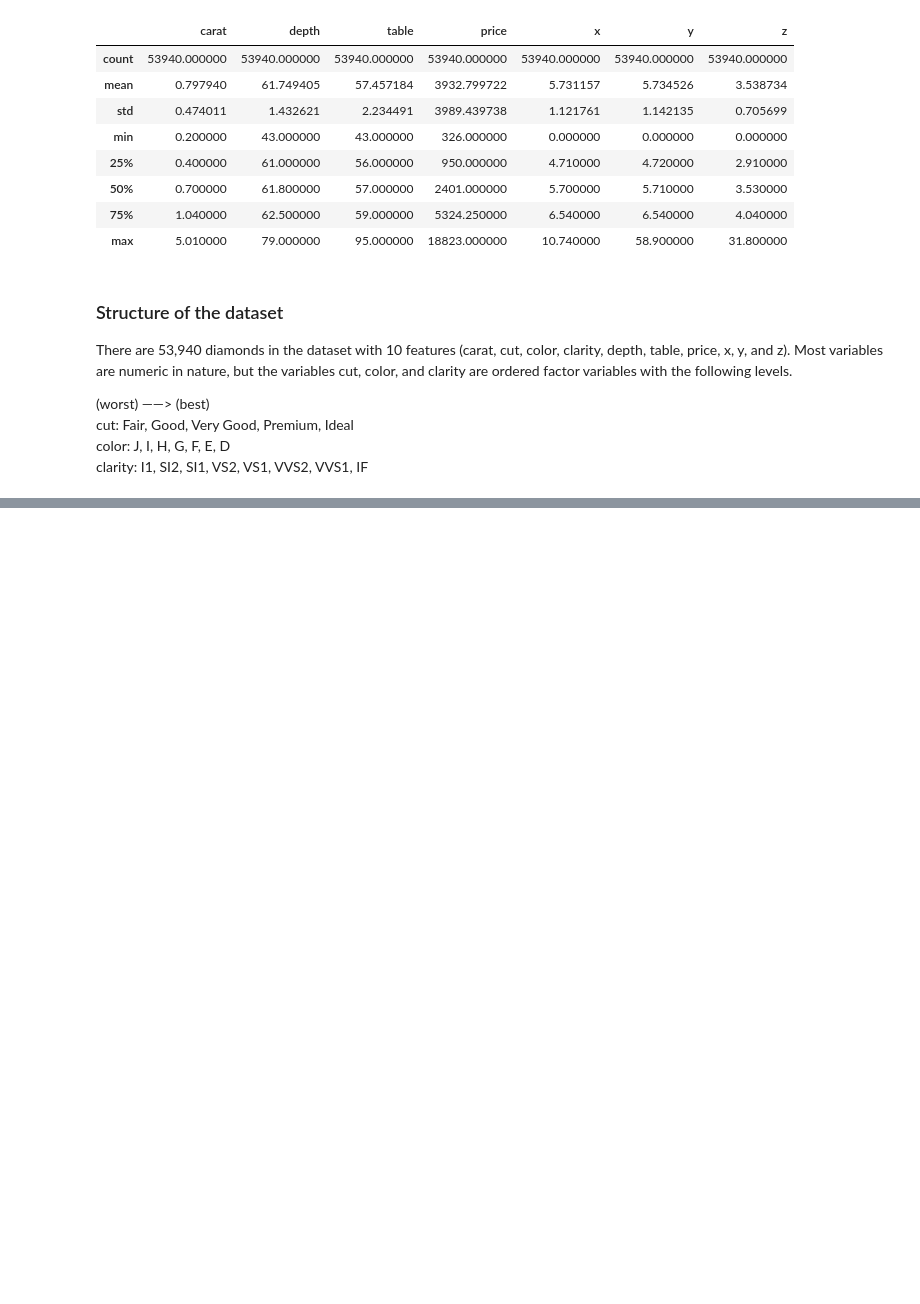
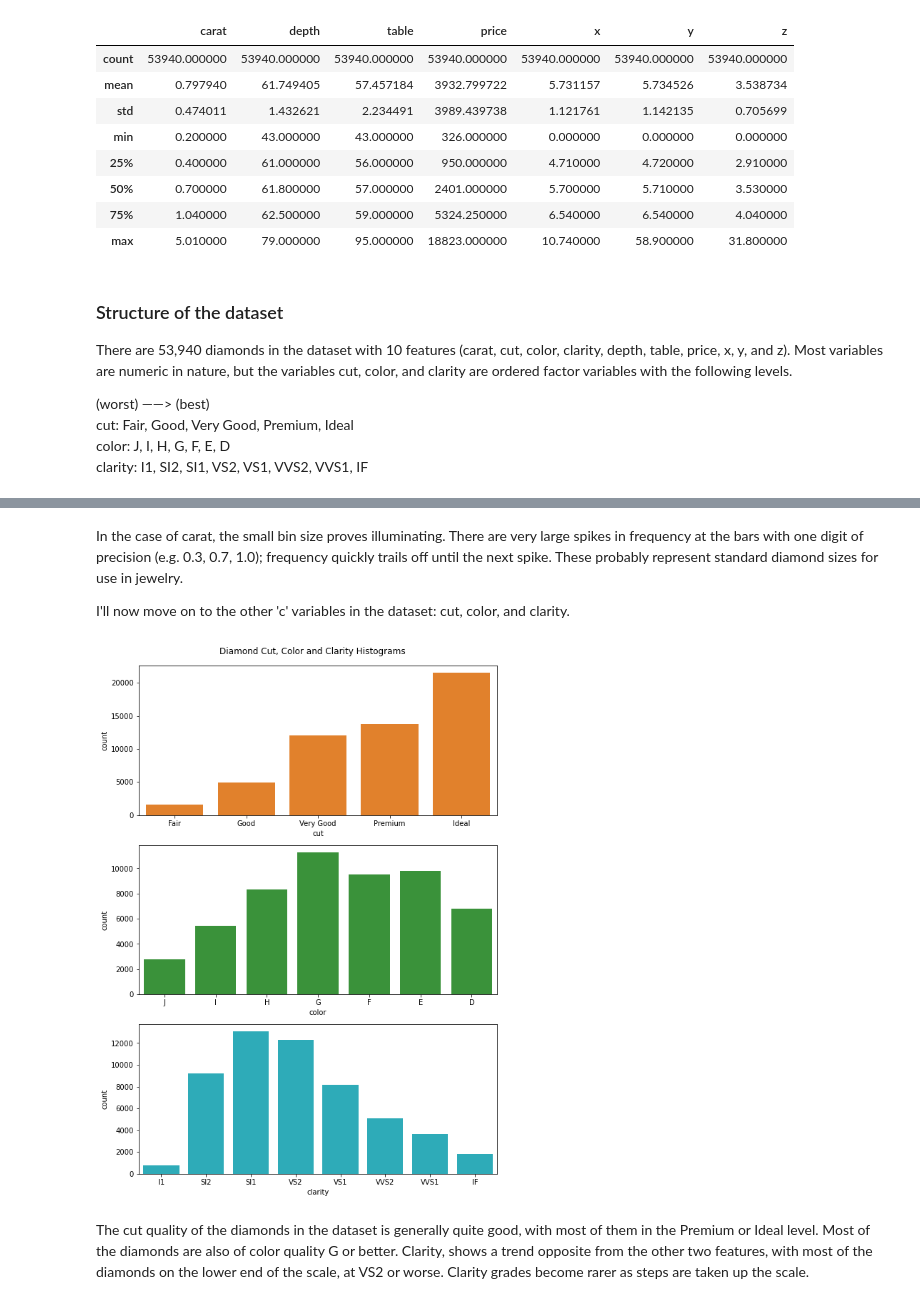
Before and after one commit to DanielPFlorian/Diamond-Data-Visualization, a Jupyter notebook: Diamond Dataset Exploration and Visualization in Python.ipynb, the cells around one changed output, grey strips where cells are left out. Cells and saved outputs as stored; diff of their text form; code cells hidden in the pictures; blank space fills up the shorter version.

```diff
--- a/Diamond Dataset Exploration and Visualization in Python.ipynb
+++ b/Diamond Dataset Exploration and Visualization in Python.ipynb
@@ -71,0 +129,18 @@ clarity: I1, SI2, SI1, VS2, VS1, VVS2, VVS1, IF
+# %% [markdown]
+In the case of carat, the small bin size proves illuminating. There are very large spikes in frequency at the bars with one digit of precision (e.g. 0.3, 0.7, 1.0); frequency quickly trails off until the next spike. These probably represent standard diamond sizes for use in jewelry.
+
+I'll now move on to the other 'c' variables in the dataset: cut, color, and clarity.
+# %%
+# let's plot all three together to get an idea of each ordinal variable's distribution.
+
+fig, ax = plt.subplots(nrows=3, figsize = [9,12])
+fig.subplots_adjust(top=.95)
+fig.suptitle('Diamond Cut, Color and Clarity Histograms')
+
+sb.countplot(data = diamonds, x = 'cut', color = sb.color_palette()[1], ax = ax[0])
+sb.countplot(data = diamonds, x = 'color', color = sb.color_palette()[2], ax = ax[1])
+sb.countplot(data = diamonds, x = 'clarity', color = sb.color_palette()[9], ax = ax[2]);
+# %% [output]
+[figure, added]
+# %% [markdown]
+The cut quality of the diamonds in the dataset is generally quite good, with most of them in the Premium or Ideal level. Most of the diamonds are also of color quality G or better. Clarity, shows a trend opposite from the other two features, with most of the diamonds on the lower end of the scale, at VS2 or worse. Clarity grades become rarer as steps are taken up the scale.
```
Also changed, not shown: parts of 4 cells of this notebook.
